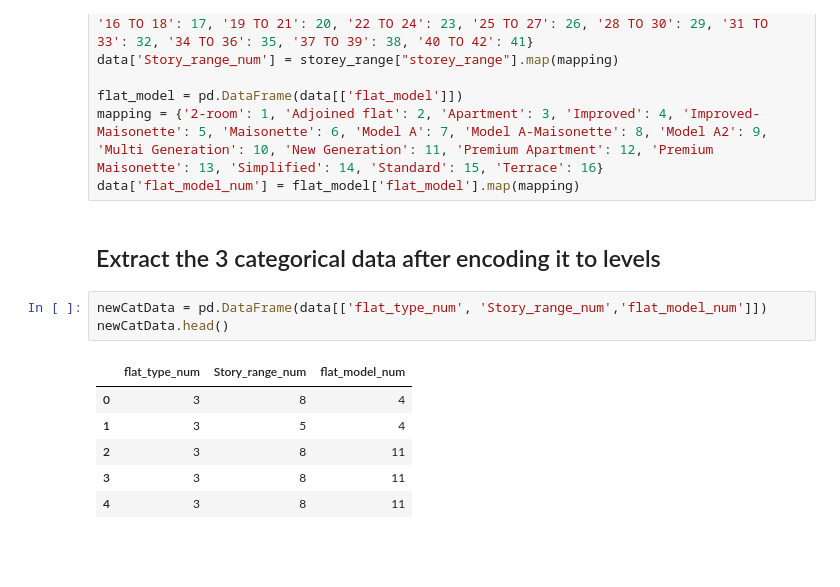
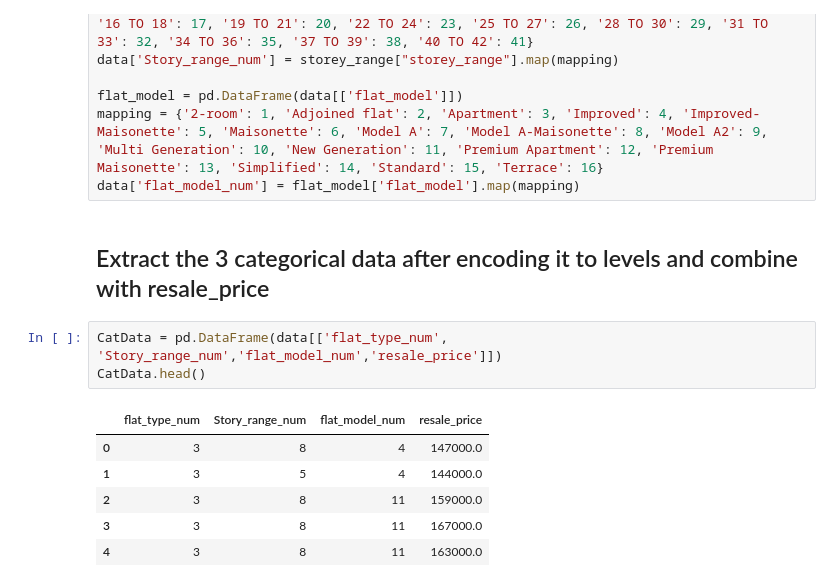
Before and after one commit to shunpingong/SC1015-Project, a Jupyter notebook: Data Preparation.ipynb, the cells around one changed output. Cells and saved outputs as stored; diff of their text form; blank space fills up the shorter version.

```diff
--- a/Data Preparation.ipynb
+++ b/Data Preparation.ipynb
@@ -233,14 +354,14 @@ flat_model = pd.DataFrame(data[['flat_model']])
 mapping = {'2-room': 1, 'Adjoined flat': 2, 'Apartment': 3, 'Improved': 4, 'Improved-Maisonette': 5, 'Maisonette': 6, 'Model A': 7, 'Model A-Maisonette': 8, 'Model A2': 9, 'Multi Generation': 10, 'New Generation': 11, 'Premium Apartment': 12, 'Premium Maisonette': 13, 'Simplified': 14, 'Standard': 15, 'Terrace': 16}
 data['flat_model_num'] = flat_model['flat_model'].map(mapping)
 # %% [markdown]
-## Extract the 3 categorical data after encoding it to levels
+## Extract the 3 categorical data after encoding it to levels and combine with resale_price
 # %%
-newCatData = pd.DataFrame(data[['flat_type_num', 'Story_range_num','flat_model_num']])
-newCatData.head()
+CatData = pd.DataFrame(data[['flat_type_num', 'Story_range_num','flat_model_num','resale_price']])
+CatData.head()
 # %% [output]
-|  | flat_type_num | Story_range_num | flat_model_num |
-| 0 | 3 | 8 | 4 |
-| 1 | 3 | 5 | 4 |
-| 2 | 3 | 8 | 11 |
-| 3 | 3 | 8 | 11 |
-| 4 | 3 | 8 | 11 |
+|  | flat_type_num | Story_range_num | flat_model_num | resale_price |
+| 0 | 3 | 8 | 4 | 147000.0 |
+| 1 | 3 | 5 | 4 | 144000.0 |
+| 2 | 3 | 8 | 11 | 159000.0 |
+| 3 | 3 | 8 | 11 | 167000.0 |
+| 4 | 3 | 8 | 11 | 163000.0 |
```
Also changed, not shown: parts of 22 cells of this notebook.
